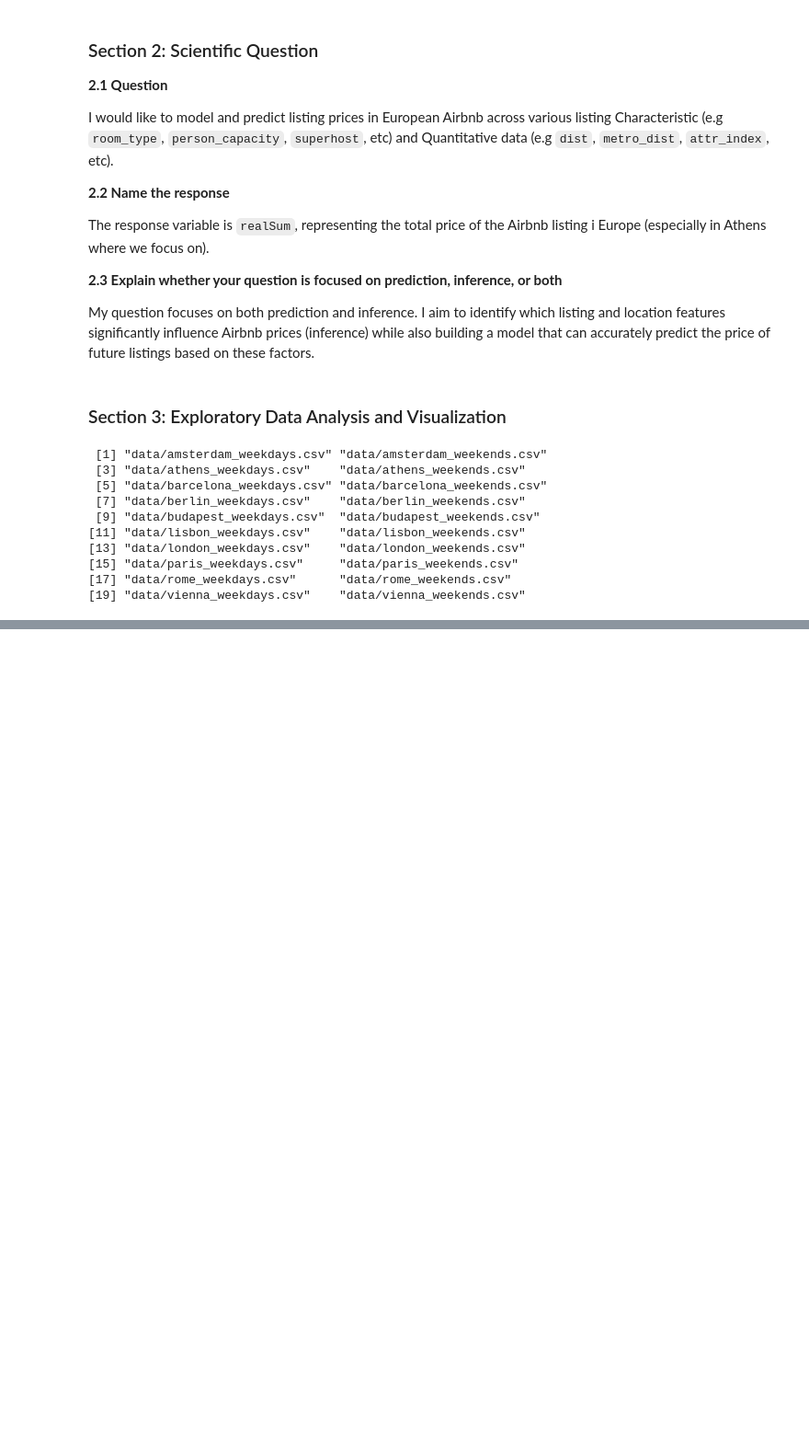
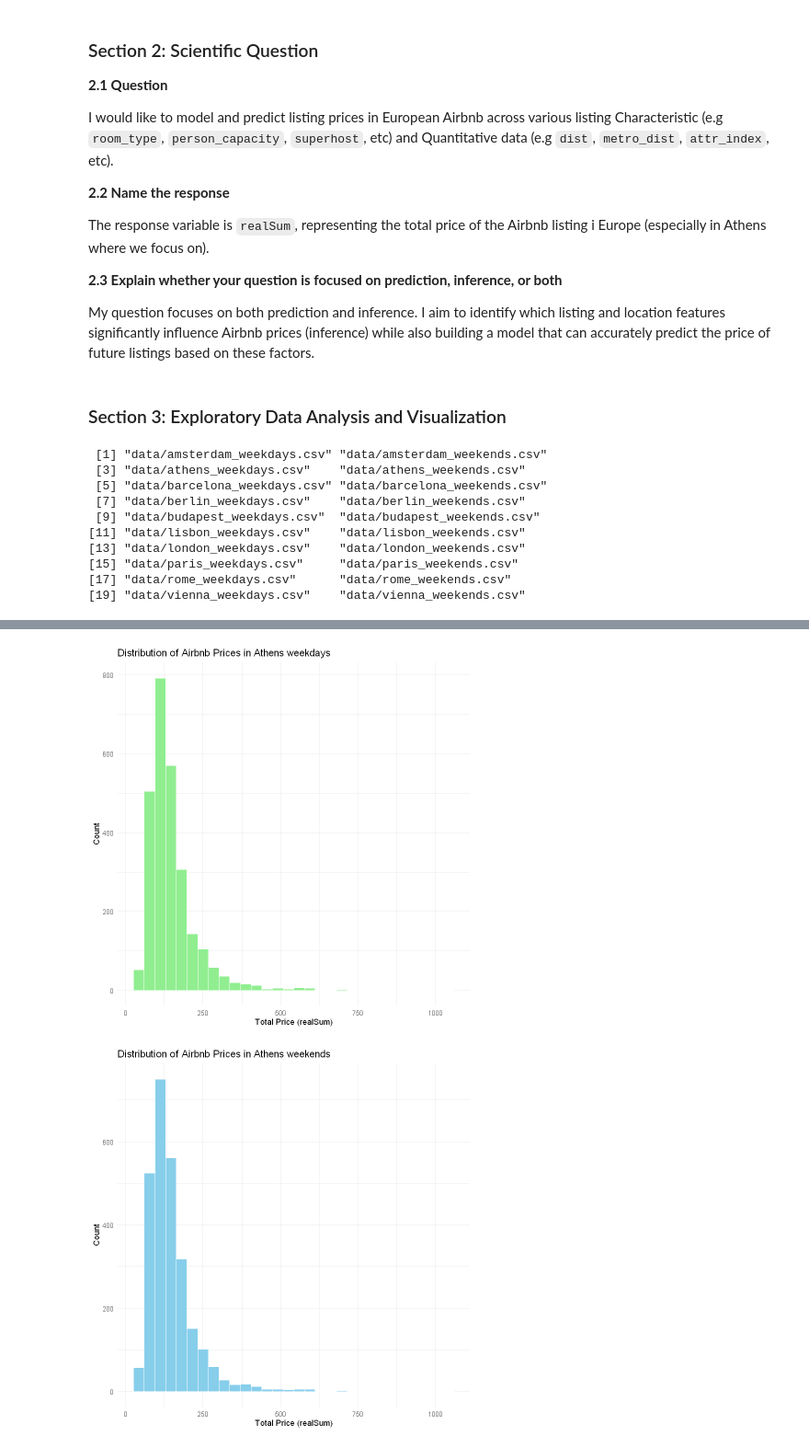
Before and after one commit to naksuu24/STAT301_Project, a Jupyter notebook: Assignment1.ipynb, the cells around one changed output, grey strips where cells are left out. Shown: that part at 92% size. Cells and saved outputs as stored; diff of their text form; code cells hidden in the pictures; blank space fills up the shorter version.

```diff
--- a/Assignment1.ipynb
+++ b/Assignment1.ipynb
@@ -122,7 +151,17 @@ columns <- colnames(athens_weekdays)
 # %%
 # Just to check room types / room shared
-# room_shared_weekdays <- athens_weekdays[athens_weekdays$room_type == 'Shared room', ]
-# room_shared_weekends <- athens_weekends[athens_weekends$room_type == 'Shared room', ]
-# room_shared_weekdays
-# nrow(room_shared_weekdays)
+# room_shared_weekends <- athens_weekends[athens_weekends$room_shared == 'True', ]
 # room_shared_weekends
+
+# Summary statistics
+summary(athens_weekdays$realSum)
+summary(athens_weekends$realSum)
+
+"number obeservations for realSum >= 2000: "
+nrow(athens_weekdays[athens_weekdays$realSum >= 2000, ])
+
+athens_weekdays_clean <- athens_weekdays %>% filter(realSum < 2000)
+summary(athens_weekdays_clean$realSum)
+
+athens_weekends_clean <- athens_weekends %>% filter(realSum < 2000)
+summary(athens_weekends_clean$realSum)
@@ -128,0 +179,20 @@ columns <- colnames(athens_weekdays)
+# %%
+distribution_price_weekends <- ggplot(athens_weekends_clean, aes(x = realSum)) +
+    geom_histogram(bins = 30, fill = "skyblue", color = "white") +
+    labs(title = "Distribution of Airbnb Prices in Athens weekends",
+        x = "Total Price (realSum)",
+        y = "Count") +
+    theme_minimal()
+
+distribution_price_weekdays <- ggplot(athens_weekdays_clean, aes(x = realSum)) +
+    geom_histogram(bins = 30, fill = "lightgreen", color = "white") +
+    labs(title = "Distribution of Airbnb Prices in Athens weekdays",
+        x = "Total Price (realSum)",
+        y = "Count") +
+    theme_minimal()
+
+distribution_price_weekdays
+distribution_price_weekends
+# %% [output]
+[figure, added]
+[figure, added]
```
Also changed, not shown: parts of 6 cells of this notebook.
